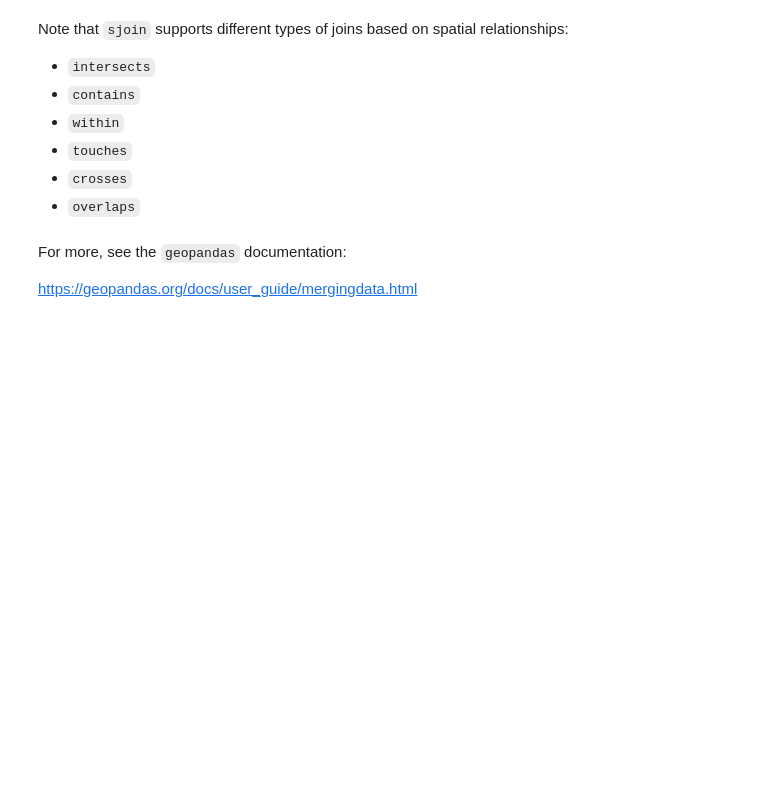
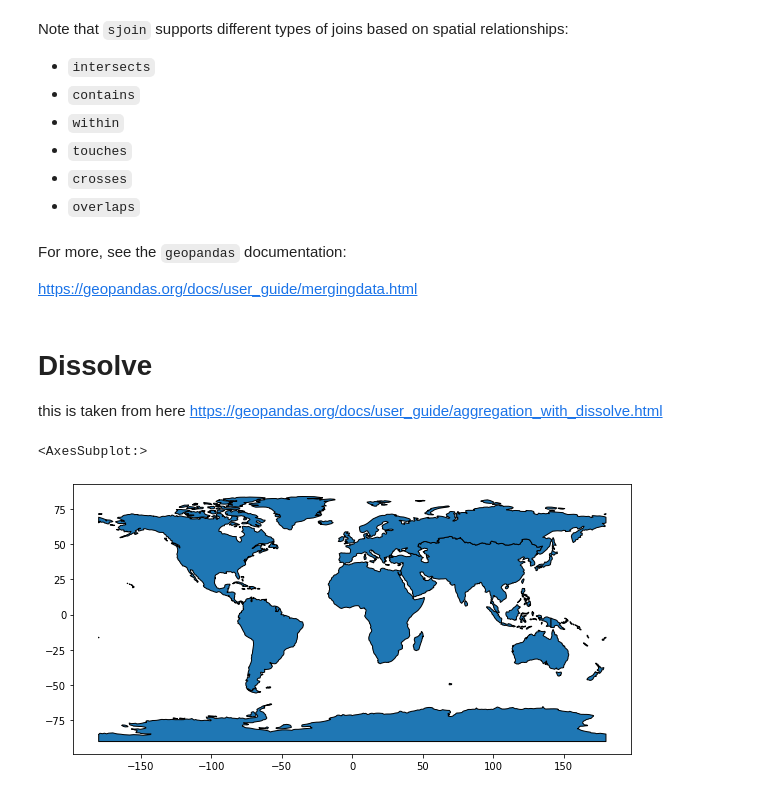
Before and after one commit to sebastianhohmann/geopandas_examples, a Jupyter notebook: _04_common_recipes_reatures.ipynb, the cells around one changed output. Cells and saved outputs as stored; diff of their text form; code cells hidden in the pictures; blank space fills up the shorter version.

Commit message:
added dissolve example

```diff
--- a/_04_common_recipes_reatures.ipynb
+++ b/_04_common_recipes_reatures.ipynb
@@ -285,3 +288,14 @@ Note that `sjoin` supports different types of joins based on spatial relationshi
 For more, see the `geopandas` documentation:
 
 https://geopandas.org/docs/user_guide/mergingdata.html
+# %% [markdown]
+# Dissolve
+
+this is taken from here https://geopandas.org/docs/user_guide/aggregation_with_dissolve.html
+# %%
+continents = world.dissolve(by='continent')
+# %%
+continents.plot(figsize=(10, 6), edgecolor='black')
+# %% [output]
+<AxesSubplot:>
+[figure, added]
```
Also changed, not shown: parts of 7 cells of this notebook.
